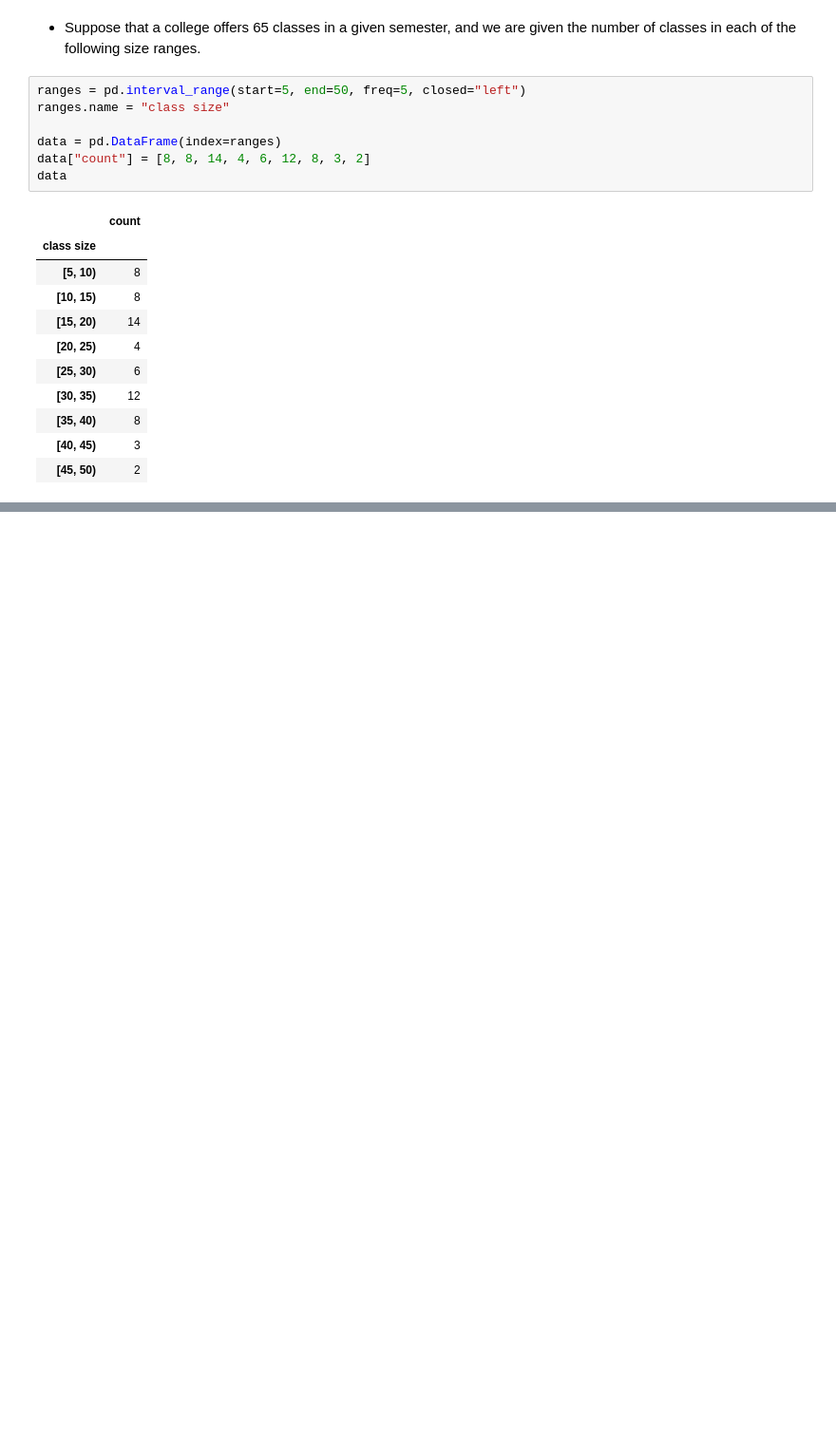
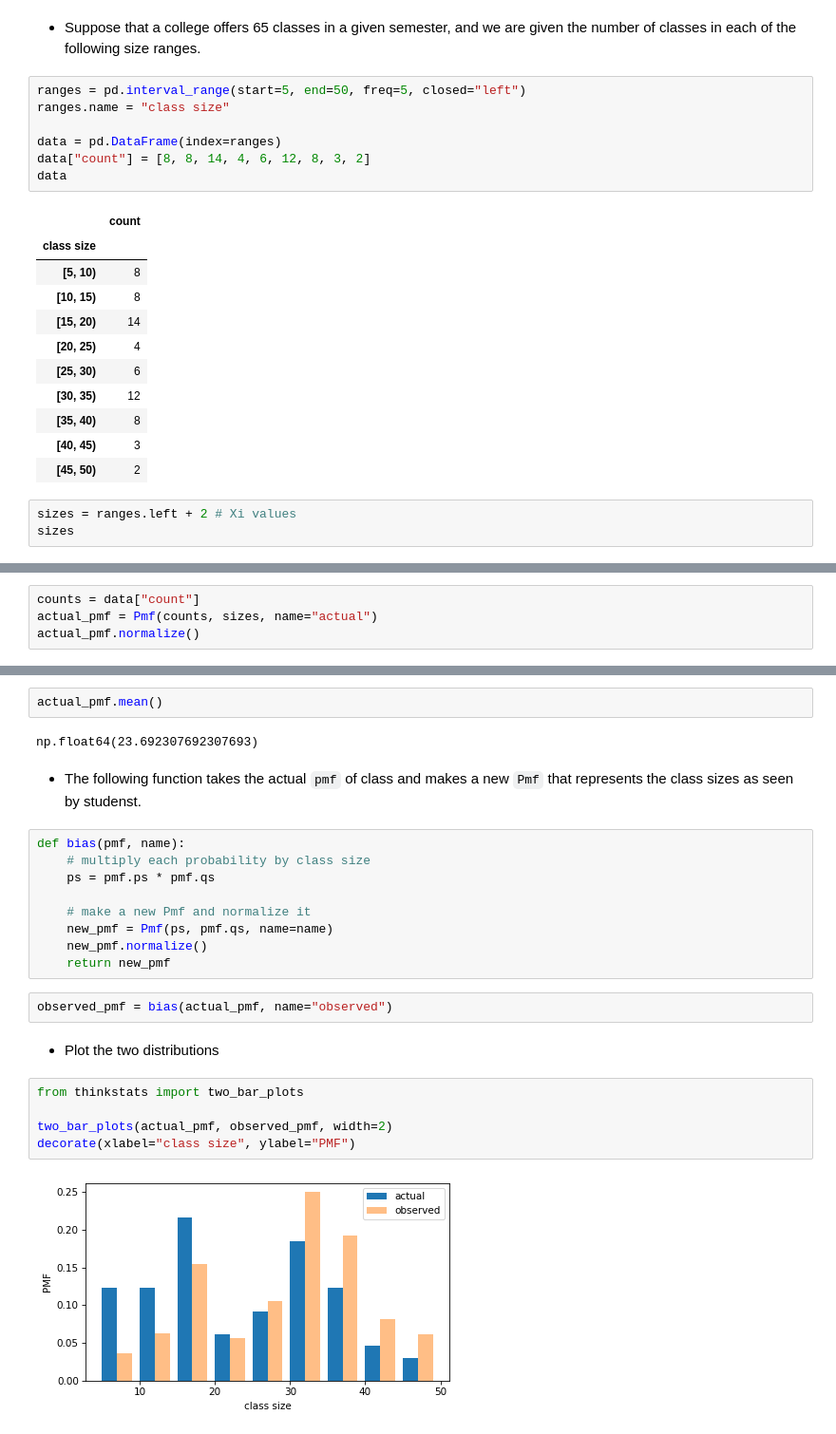
Before and after one commit to abhicodes07/thinkstats, a Jupyter notebook: Notebooks/03_probability_mass_functions.ipynb, the cells around one changed output, grey strips where cells are left out. Shown at 95% size. Saved outputs shown, nothing was run; the diff lists cells and outputs as text; blank space fills up the shorter version.

```diff
--- a/Notebooks/03_probability_mass_functions.ipynb
+++ b/Notebooks/03_probability_mass_functions.ipynb
@@ -199,3 +199,6 @@ data
 | [35, 40) | 8 |
 | [40, 45) | 3 |
 | [45, 50) | 2 |
+# %%
+sizes = ranges.left + 2 # Xi values
+sizes
@@ -201,0 +207,4 @@ data
+# %%
+counts = data["count"]
+actual_pmf = Pmf(counts, sizes, name="actual")
+actual_pmf.normalize()
@@ -201,0 +215,26 @@ data
+# %%
+actual_pmf.mean()
+# %% [output]
+np.float64(23.692307692307693)
+# %% [markdown]
+- The following function takes the actual `pmf` of class and makes a new `Pmf` that represents the class sizes as seen by studenst.
+# %%
+def bias(pmf, name):
+    # multiply each probability by class size
+    ps = pmf.ps * pmf.qs
+
+    # make a new Pmf and normalize it
+    new_pmf = Pmf(ps, pmf.qs, name=name)
+    new_pmf.normalize()
+    return new_pmf
+# %%
+observed_pmf = bias(actual_pmf, name="observed")
+# %% [markdown]
+- Plot the two distributions
+# %%
+from thinkstats import two_bar_plots
+
+two_bar_plots(actual_pmf, observed_pmf, width=2)
+decorate(xlabel="class size", ylabel="PMF")
+# %% [output]
+[figure, added]
```
Also changed, not shown: parts of 39 cells of this notebook.
